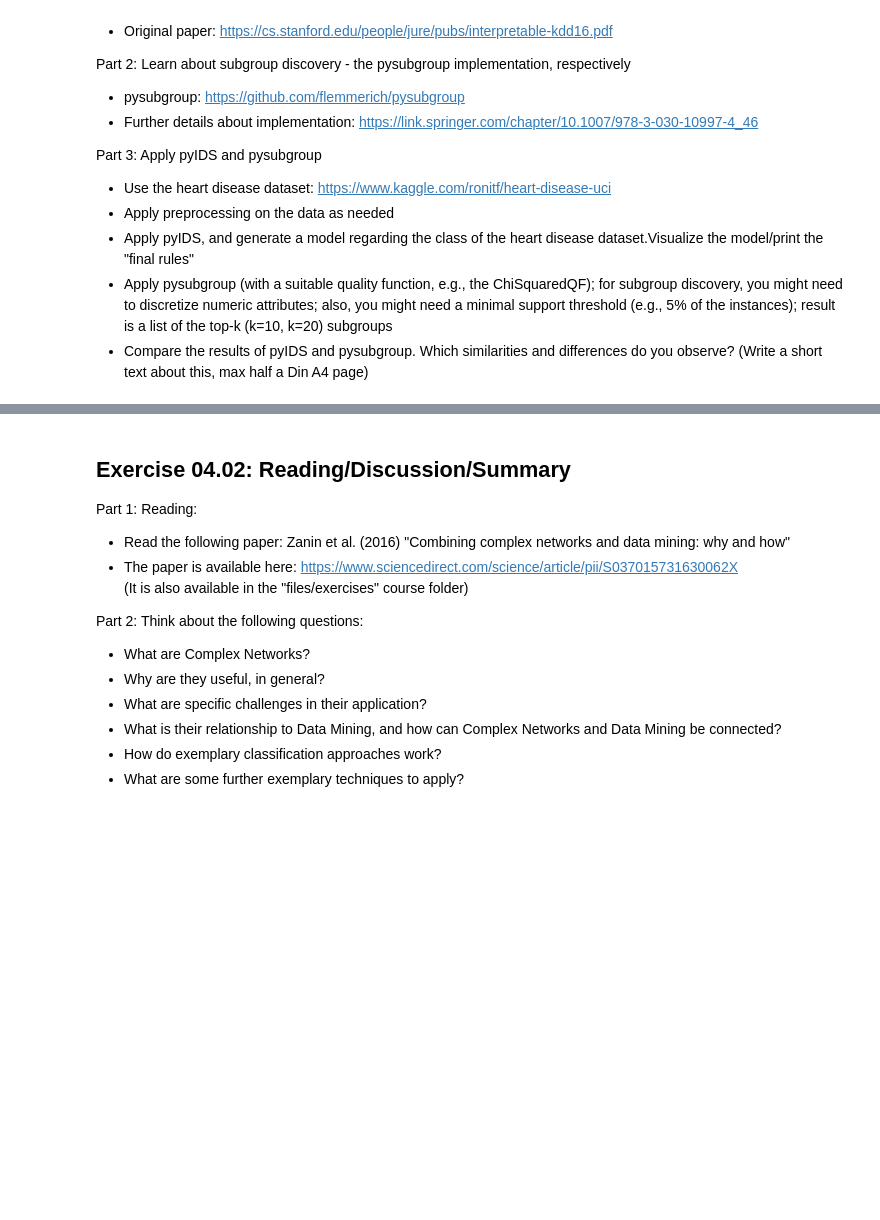
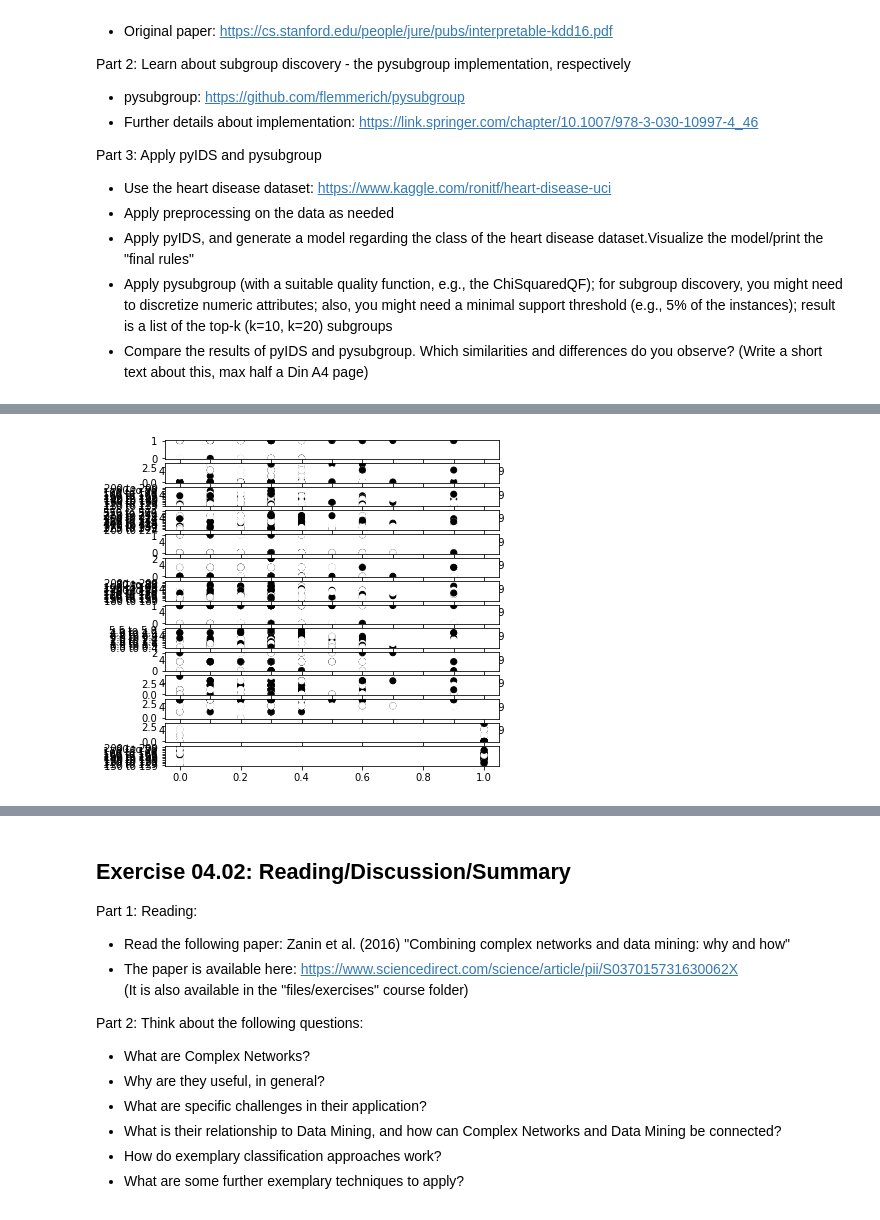
Before and after one commit to mhuendorf/KBS, a Jupyter notebook: exercises/practical/Assignment_4/KBS-Assignment4.ipynb, the cells around one changed output, grey strips where cells are left out. Saved outputs shown, nothing was run; the diff lists cells and outputs as text; code cells hidden in the pictures; blank space fills up the shorter version.

```diff
--- a/exercises/practical/Assignment_4/KBS-Assignment4.ipynb
+++ b/exercises/practical/Assignment_4/KBS-Assignment4.ipynb
@@ -18,7 +18,78 @@ Part 3: Apply pyIDS and pysubgroup
 * Apply pysubgroup (with a suitable quality function, e.g., the ChiSquaredQF); for subgroup discovery, you might need to discretize numeric attributes; also, you might need a minimal support threshold (e.g., 5% of the instances); result is a list of the top-k (k=10, k=20) subgroups
 * Compare the results of pyIDS and pysubgroup. Which similarities and differences do you observe? (Write a short text about this, max half a Din A4 page)
 # %%
-import numpy as np
 import pandas as pd
+from pyids.algorithms.ids_classifier import mine_CARs
+from pyids.algorithms.ids import IDS
 
-# ... add here
+import matplotlib.pyplot as plt
+import itertools
+
+from pyarc.qcba.data_structures import (
+    QuantitativeDataFrame,
+    QuantitativeCAR
+)
+
+class IDSVisualization:
+
+    def __init__(self, ids_clf, quant_dataframe):
+        if type(quant_dataframe) != QuantitativeDataFrame:
+            raise Exception("type of quant_dataframe must be QuantitativeDataFrame")
+
+        if type(ids_clf) != IDS:
+            raise Exception("type of ids_clf must by IDS")
+
+        self.pd_dataframe = quant_dataframe.dataframe
+        self.colnames = list(self.pd_dataframe.columns)
+        self.colnames_len = len(self.colnames)
+        self.colnames_x = self.colnames[:self.colnames_len - 1]
+        self.colnames_y = self.colnames[self.colnames_len - 1]
+
+        self.colnames_x_combinations = list(itertools.combinations(self.colnames_x, 2))
+
+
+    def visualize_dataframe(self, figsize):
+        fig, axes = plt.subplots(self.colnames_len)
+        fig.set_size_inches(*figsize)
+
+        for idx, ax in enumerate(axes):
+            col_x, col_y = self.colnames_x_combinations[idx]
+
+            x = self.pd_dataframe[col_x]
+            y = self.pd_dataframe[col_y]
+            color = self.pd_dataframe[self.colnames_y].values
+
+            ax.scatter(x, y, c=color)
+
+data = pd.read_csv("./heart.csv").sample(frac=1).reset_index(drop=True)
+for i in range(len(data["age"])):
+    data["age"][i] = str(int(data["age"][i]/5)*5) + " to " + str(int(data["age"][i]/5)*5+4)
+
+for i in range(len(data["trestbps"])):
+    data["trestbps"][i] = str(int(data["trestbps"][i]/10)*10) + " to " + str(int(data["trestbps"][i]/10)*10+9)
+
+for i in range(len(data["chol"])):
+    data["chol"][i] = str(int(data["chol"][i]/25)*25) + " to " + str(int(data["chol"][i]/25)*25+24)
+
+for i in range(len(data["thalach"])):
+    data["thalach"][i] = str(int(data["thalach"][i]/10)*10) + " to " + str(int(data["thalach"][i]/10)*10+9)
+
+for i in range(len(data["oldpeak"])):
+    data["oldpeak"][i] = str(data["oldpeak"][i]-(data["oldpeak"][i]%0.5)) + " to " + str(data["oldpeak"][i]-(data["oldpeak"][i]%0.5)+0.4)
+
+cars = mine_CARs(data, 50)
+lambda_array = [1, 1, 1, 1, 1, 1, 1]
+
+quant_dataframe = QuantitativeDataFrame(data)
+quant_cars = list(map(QuantitativeCAR, cars))
+
+ids = IDS()
+ids.fit(quant_dataframe=quant_dataframe, class_association_rules=cars, lambda_array=lambda_array)
+viz = IDSVisualization(ids, quant_dataframe)
+viz.visualize_dataframe(figsize=(6, 6))
+for rule in ids.clf.rules:
+    print(rule)
+
+acc = ids.score(quant_dataframe)
+print("overall accuracy is: ", acc)
+# %% [output]
@@ -24,0 +131 @@ import pandas as pd
+[figure, added]
```
Also changed, not shown: parts of 3 cells of this notebook, 8 other files.
